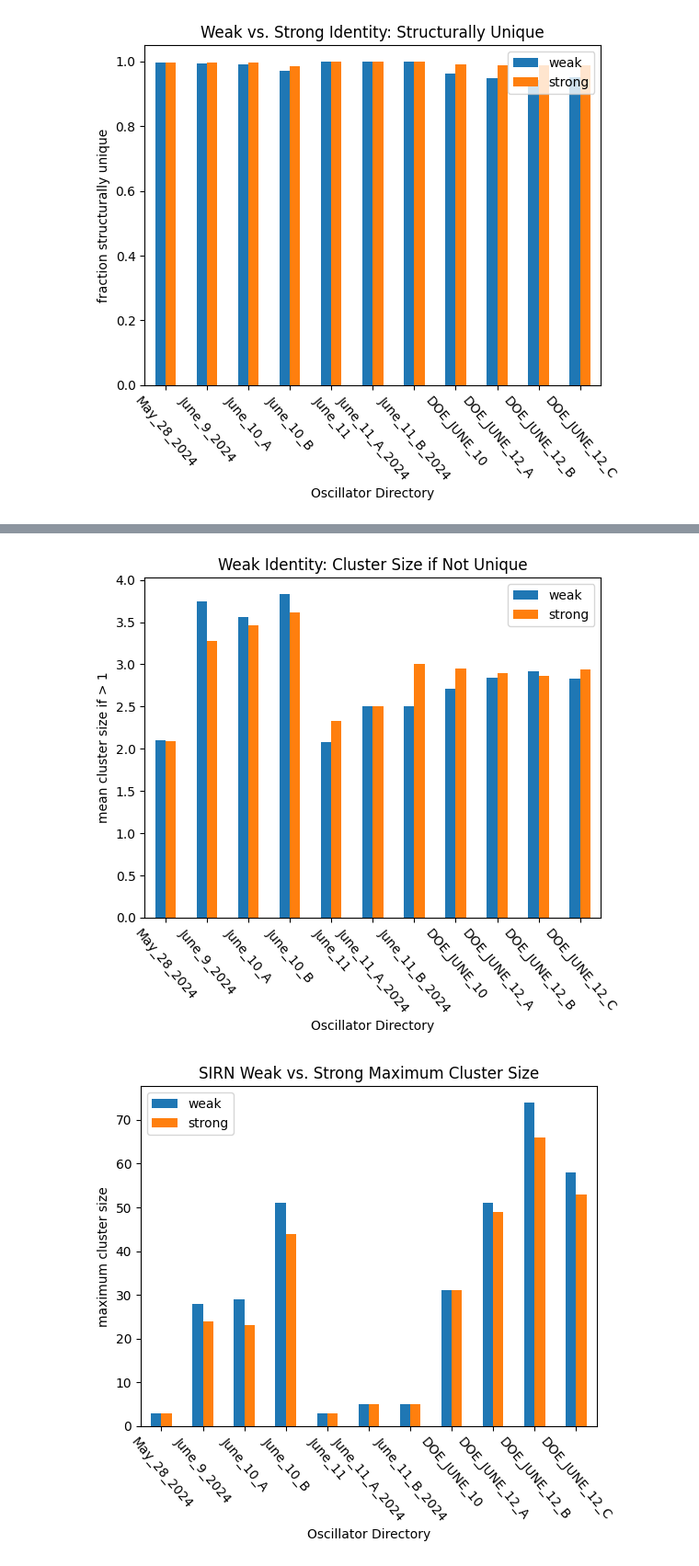
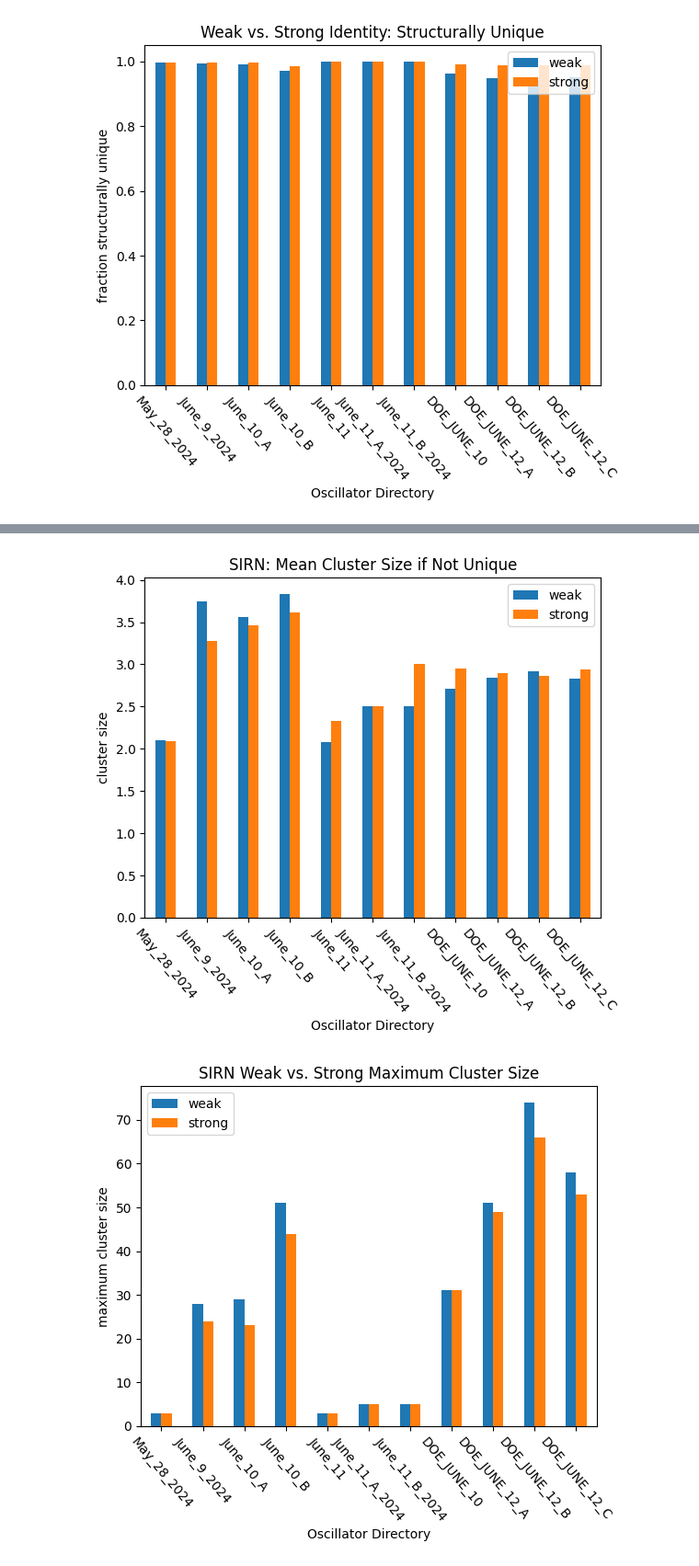
Before and after one commit to ModelEngineering/pySubnetSB, a Jupyter notebook: notebooks/analyze_structure.ipynb, the cells around one changed output, grey strips where cells are left out. Shown at 92% size. Saved outputs shown, nothing was run; the diff lists cells and outputs as text; code cells hidden in the pictures.

```diff
--- a/notebooks/analyze_structure.ipynb
+++ b/notebooks/analyze_structure.ipynb
@@ -153,15 +179,15 @@ _ = SummaryStatistics.plotMetricByConditions("cluster_size_gt1_total",
 # %%
 _ = SummaryStatistics.plotMetricByConditions("cluster_size_gt1_mean",
                 identity_types = [False, True],
                 max_num_perms = [10000],
                 sirn_types = [True],
                 is_log=False,
                 legends=["weak", "strong"],
-                title="Cluster Size if Not Unique",
-                ylabel="mean cluster size",
+                title="SIRN: Mean Cluster Size if Not Unique",
+                ylabel="cluster size",
                 )
 # %% [output]
-[figure, old version]
+[figure, new version]
 # %%
 _ = SummaryStatistics.plotMetricByConditions("cluster_size_gt1_max",
                 identity_types = [False, True],
```
Also changed, not shown: parts of 12 cells of this notebook, 2 other files.
